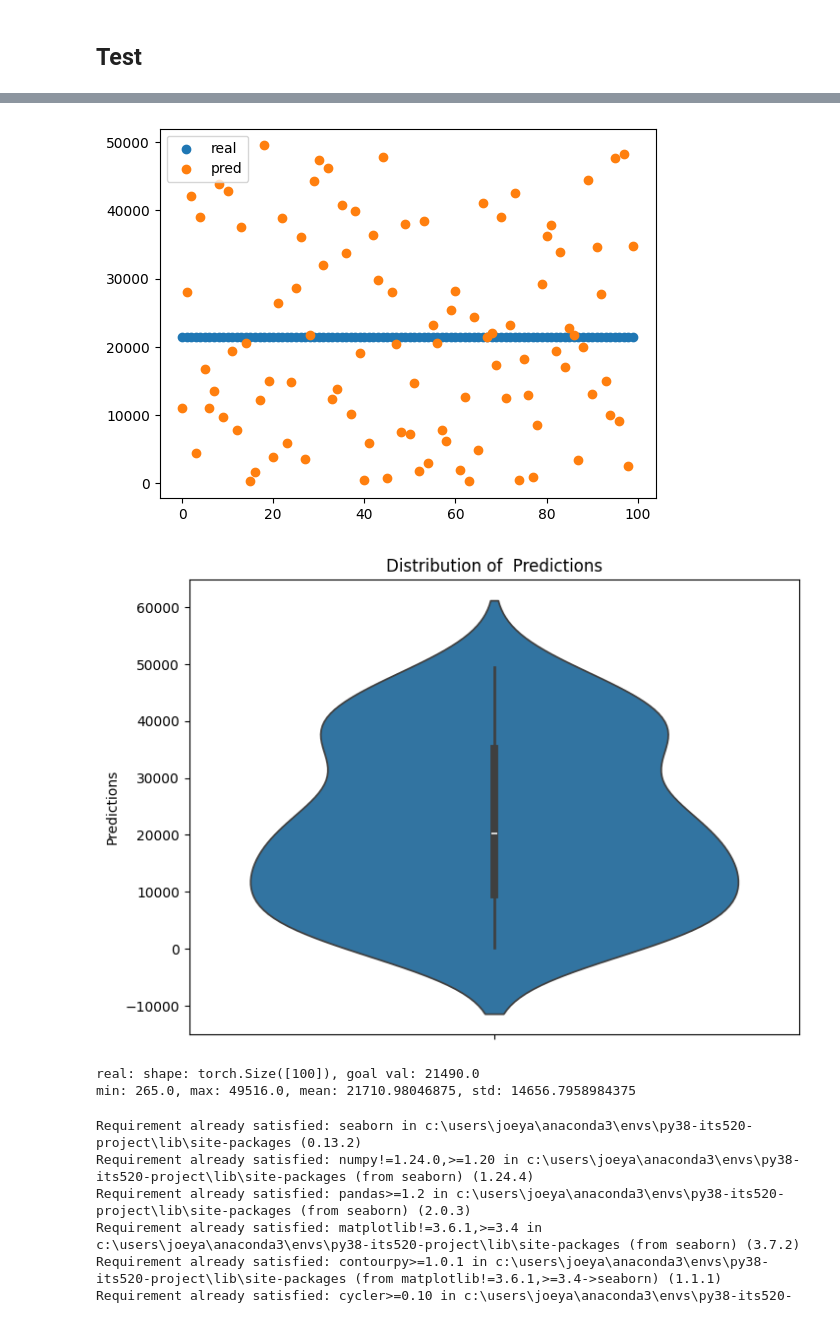
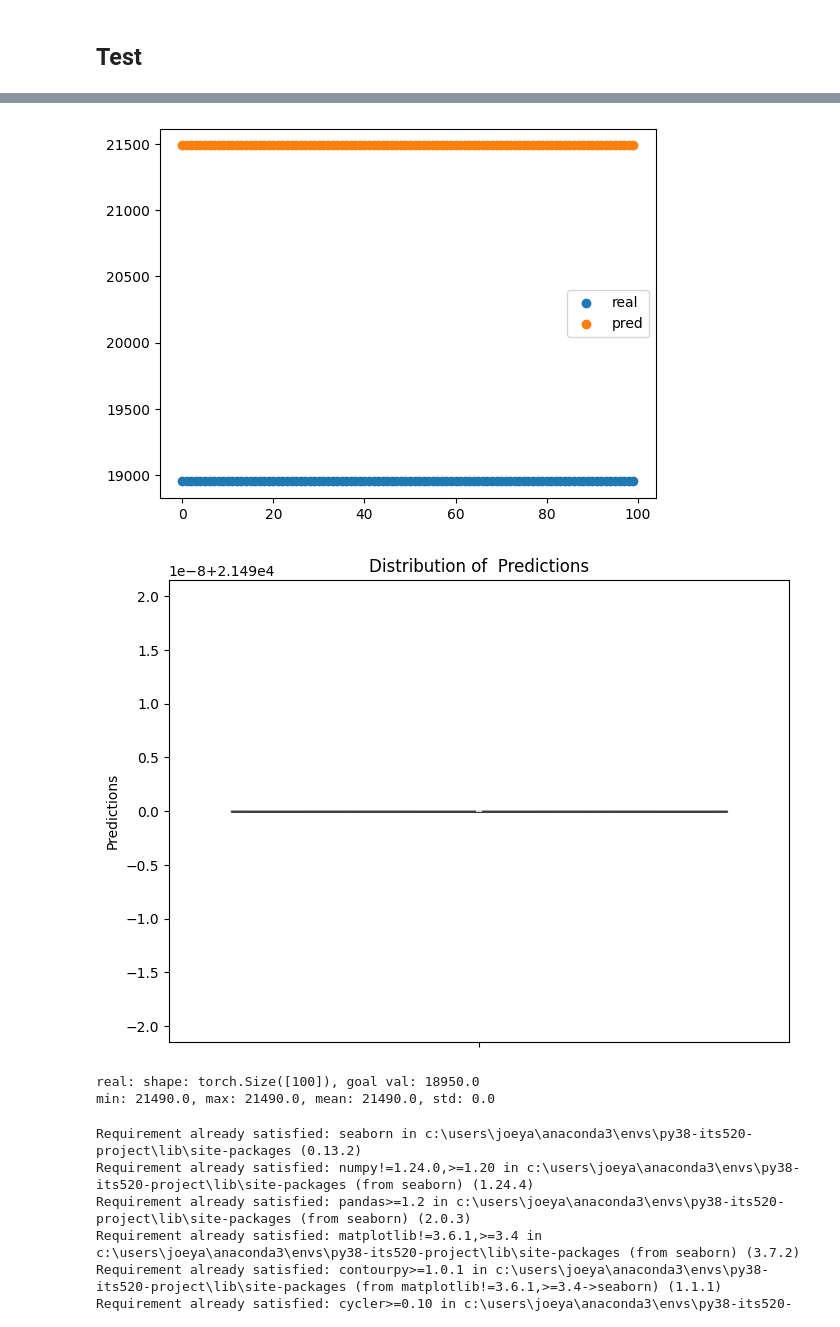
Before and after one commit to JoeyShapiro/GPT-Scratch-TimeSeries, a Jupyter notebook: gpt-timeseries.ipynb, the cells around one changed output, grey strips where cells are left out. Drawn from its saved outputs; the diff is of its cells as text; code cells hidden in the pictures.

```diff
--- a/gpt-timeseries.ipynb
+++ b/gpt-timeseries.ipynb
@@ -258,14 +258,14 @@ class GPTDataset(Dataset):
 ## every id for a given token is embedded to vector of this size
 n_embd            = 768        # GPT-2
 n_head            = 4#12         # GPT-2
-n_layer           = 8#12         # GPT-2
-dropout           = 0.1        # GPT-2
+n_layer           = 4#12         # GPT-2
+dropout           = 0.2#0.1        # GPT-2
 
-learning_rate     = 0.0003#2.5e-4     # GPT-2
+learning_rate     = 2.5e-4     # GPT-2
 vocab_size        = 50_257     # GPT-2 50_257
-block_size        = 1024       # GPT-2 (context) ## N tokens in sequence
+block_size        = 512 # 1024       # GPT-2 (context) ## N tokens in sequence
 
-batch_size        = 2
+batch_size        = 4
 # max_iters         = 512
 eval_interval     = 512
 # eval_iters        = 128
@@ -439,7 +442,7 @@ import matplotlib.pyplot as plt
 import seaborn as sns
 from tqdm import tqdm
 
-test_dataset = GPTDataset(files=['exchange_rate.txt'], max_length=512)
+test_dataset = GPTDataset(files=['exchange_rate.txt'], max_length=1024)
 
 # Generate text
 output = model.generate(
@@ -520,7 +523,7 @@ pred tensor([22464, 22521, 22650, 22431, 22399, 22172, 22228, 22788, 22058, 2216
-[figure, old version]
+[figure, new version]
-[figure, old version]
+[figure, new version]
-real: shape: torch.Size([100]), goal val: 21490.0
-min: 265.0, max: 49516.0, mean: 21710.98046875, std: 14656.7958984375
+real: shape: torch.Size([100]), goal val: 18950.0
+min: 21490.0, max: 21490.0, mean: 21490.0, std: 0.0
 # %%
 !pip install seaborn
 # %% [output]
```
Also changed, not shown: parts of 5 cells of this notebook.
